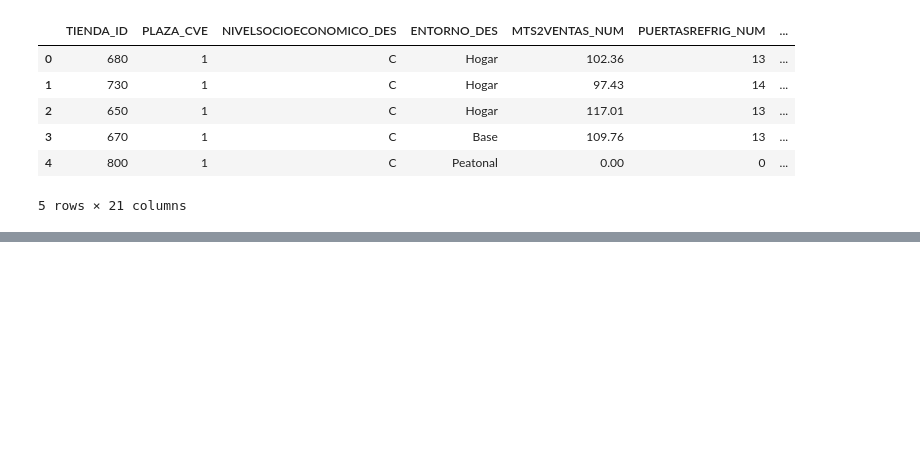
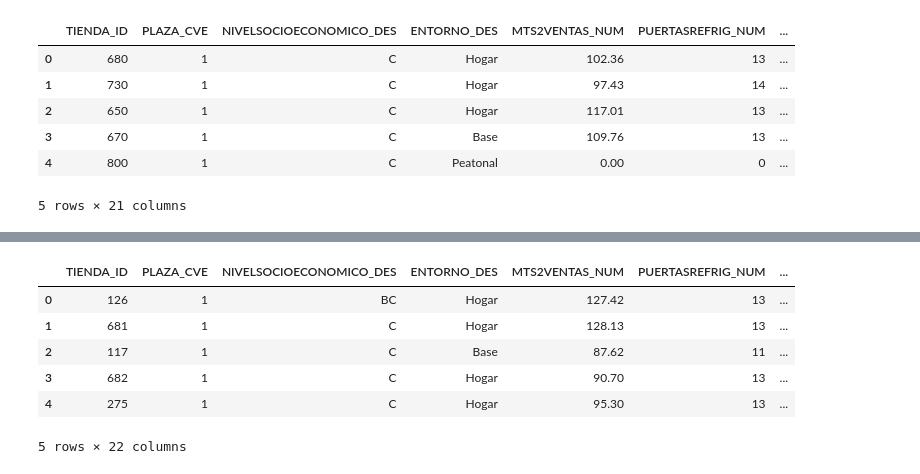
Before and after one commit to AdrianPinedaSanchez/Reto_Oxxo_DataKillers, a Jupyter notebook: Notebooks/EDA_IntegraciondatosOxxo.ipynb, the cells around one changed output, grey strips where cells are left out. Cells and saved outputs as stored; diff of their text form; code cells hidden in the pictures; blank space fills up the shorter version.

```diff
--- a/Notebooks/EDA_IntegraciondatosOxxo.ipynb
+++ b/Notebooks/EDA_IntegraciondatosOxxo.ipynb
@@ -1594,3 +1629,53 @@ df_export.head()
+# %%
+# Preprocesamiento y predicción del mean over success coefffient para df_resultado (train enriquecido)
+
+# Realiza one hot encoding SOLO de las columnas usadas en train
+cols_one_hot = [
+    'PLAZA_CVE',
+    'NIVELSOCIOECONOMICO_DES',
+    'ENTORNO_DES',
+    'SEGMENTO_MAESTRO_DESC',
+    'LID_UBICACION_TIENDA', 'nombre_municipio', 'nombre_estado',
+    'carta', 'ambito'
+]
+df_one_hot_train_pred = pd.get_dummies(df_resultado, columns=cols_one_hot, prefix=cols_one_hot)
+
+# Asegura que todas las columnas de features estén presentes (faltantes se rellenan con 0)
+for col in features:
+    if col not in df_one_hot_train_pred.columns:
+        df_one_hot_train_pred[col] = 0
+X_train_pred = df_one_hot_train_pred[features].copy().apply(pd.to_numeric, errors='coerce').fillna(0)
+
+# Usa el modelo entrenado (grid_search) para predecir el mean over success coefffient
+mean_over_success_pred_train = grid_search.predict(X_train_pred)
+
+# Agrega la predicción al DataFrame de train enriquecido
+df_resultado['mean over success coefffient_pred'] = mean_over_success_pred_train
+
+# Exporta df_resultado con la columna de predicción a CSV, sin columnas de one hot encoding
+
+# Selecciona solo las columnas originales de df_resultado (sin dummies)
+cols_originales_train = df_train.columns.tolist() + [
+    'nombre', 'nombre_municipio', 'nombre_estado', 'carta', 'ambito',
+    'poblacion', 'masculino', 'femenino', 'viviendas', 'mean over success coefffient_pred'
+]
+cols_exportar_train = [col for col in cols_originales_train if col in df_resultado.columns]
+
+df_export_train = df_resultado[cols_exportar_train].copy()
+df_export_train['mean over success coefffient_pred'] = df_resultado['mean over success coefffient_pred']
+
+df_export_train.to_csv('df_train_resultados_mean_over_success_coefffient_pred.csv', index=False)
+
+# Muestra las primeras filas exportadas
+df_export_train.head()
+# %% [output]
+|  | TIENDA_ID | PLAZA_CVE | NIVELSOCIOECONOMICO_DES | ENTORNO_DES | MTS2VENTAS_NUM | PUERTASREFRIG_NUM | ... |
+| 0 | 126 | 1 | BC | Hogar | 127.42 | 13 | ... |
+| 1 | 681 | 1 | C | Hogar | 128.13 | 13 | ... |
+| 2 | 117 | 1 | C | Base | 87.62 | 11 | ... |
+| 3 | 682 | 1 | C | Hogar | 90.70 | 13 | ... |
+| 4 | 275 | 1 | C | Hogar | 95.30 | 13 | ... |
+5 rows × 22 columns
 # %%
 # Exporta el DataFrame df_correlaciones a un archivo CSV llamado correlaciones_promedio_venta.csv
 
```
Also changed, not shown: parts of 1 cell of this notebook.
